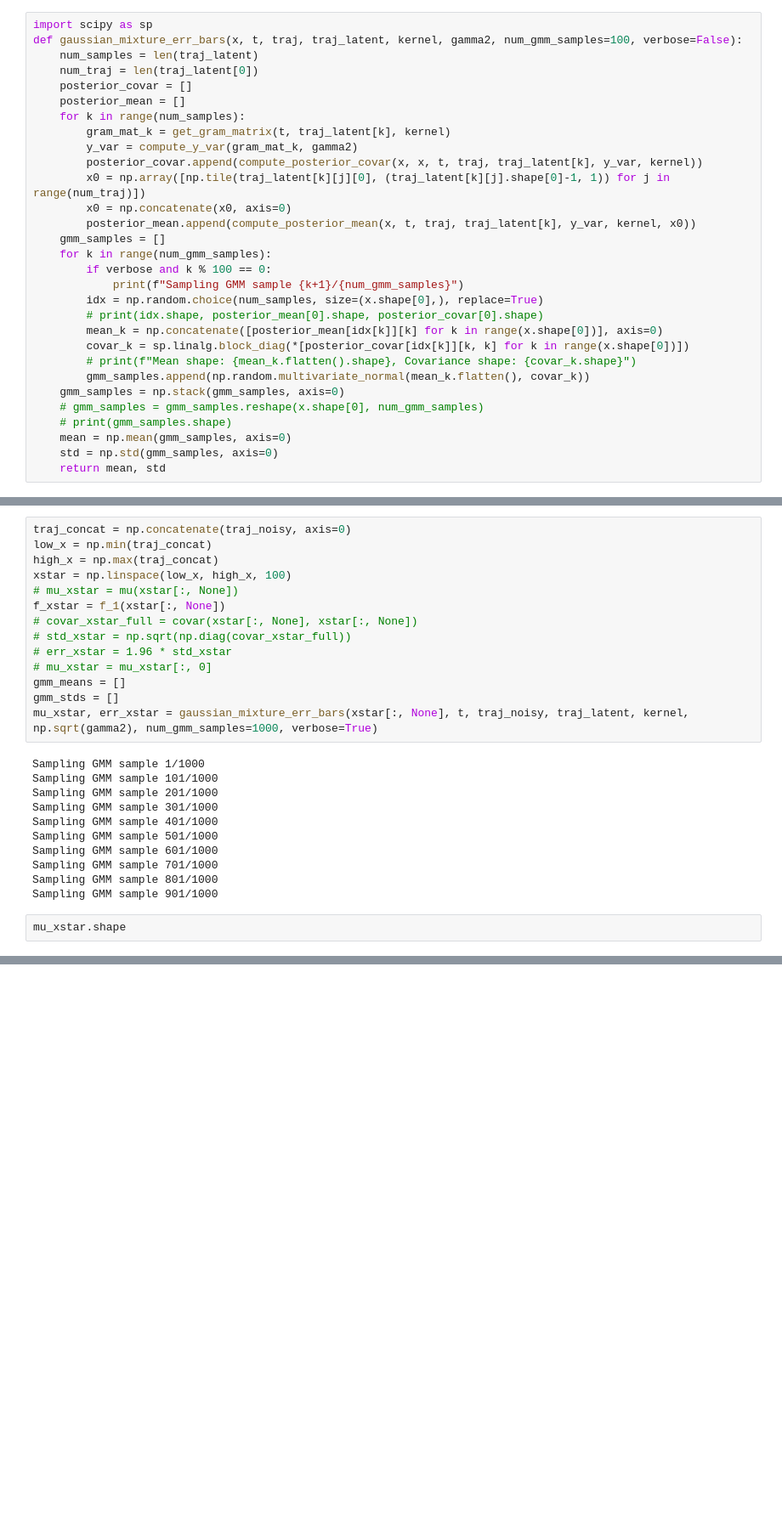
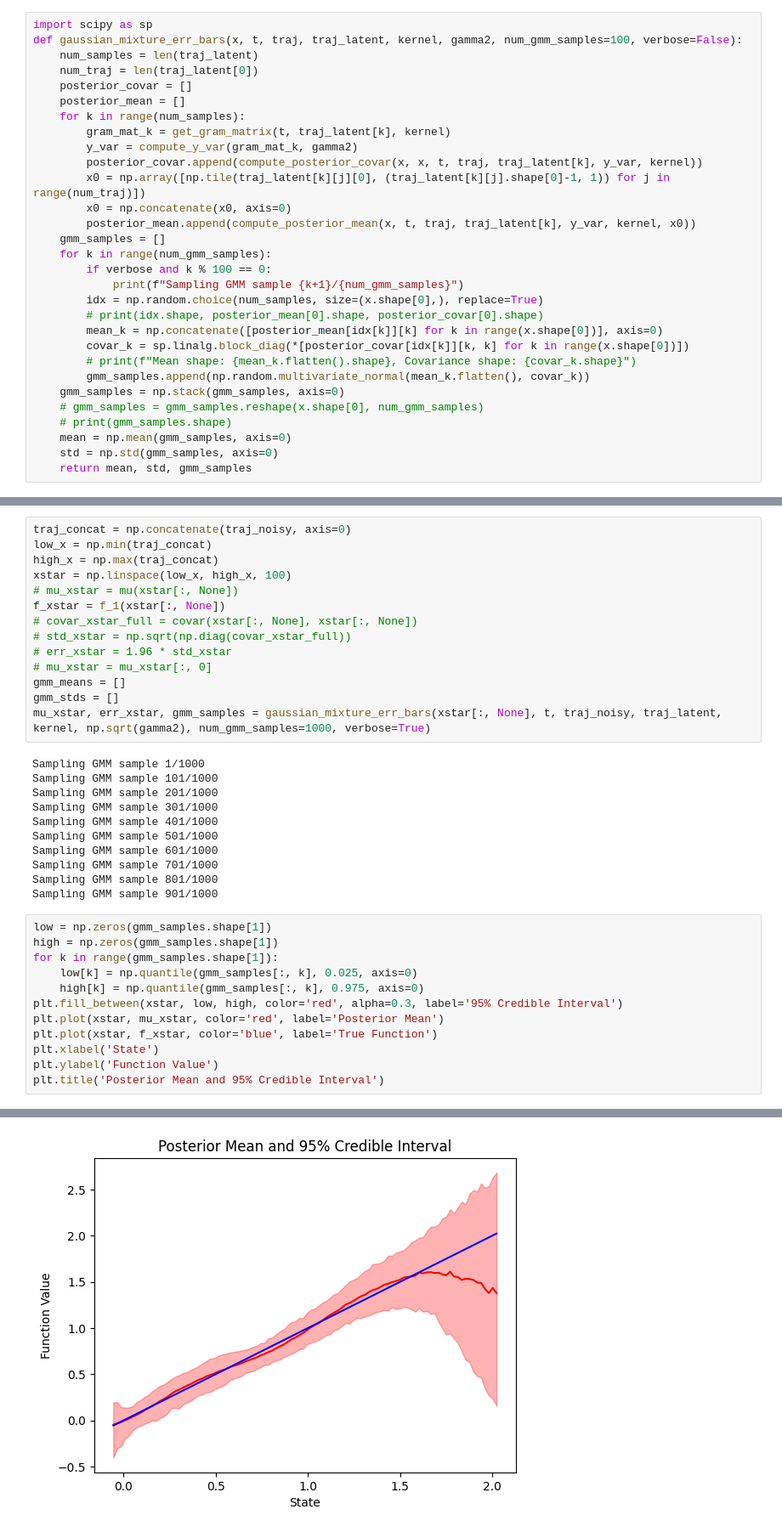
Before and after one commit to mikeleew/OCK_GP, a Jupyter notebook: OCK_GP.ipynb, the cells around one changed output, grey strips where cells are left out. Shown at 85% size. Saved outputs shown, nothing was run; the diff lists cells and outputs as text; blank space fills up the shorter version.

Commit message:
Fixed confidence intervals

```diff
--- a/OCK_GP.ipynb
+++ b/OCK_GP.ipynb
@@ -256,7 +256,7 @@ def gaussian_mixture_err_bars(x, t, traj, traj_latent, kernel, gamma2, num_gmm_s
     # print(gmm_samples.shape)
     mean = np.mean(gmm_samples, axis=0)
     std = np.std(gmm_samples, axis=0)
-    return mean, std
+    return mean, std, gmm_samples
 # %%
 mu = lambda x: compute_true_posterior_mean(x, t, traj_noisy, traj_latent, kernel, np.sqrt(gamma2))
 covar = lambda x, y: compute_true_posterior_covar(x, y, t, traj_noisy, traj_latent, kernel, np.sqrt(gamma2))
@@ -273,7 +273,7 @@ f_xstar = f_1(xstar[:, None])
 # mu_xstar = mu_xstar[:, 0]
 gmm_means = []
 gmm_stds = []
-mu_xstar, err_xstar = gaussian_mixture_err_bars(xstar[:, None], t, traj_noisy, traj_latent, kernel, np.sqrt(gamma2), num_gmm_samples=1000, verbose=True)
+mu_xstar, err_xstar, gmm_samples = gaussian_mixture_err_bars(xstar[:, None], t, traj_noisy, traj_latent, kernel, np.sqrt(gamma2), num_gmm_samples=1000, verbose=True)
 # %% [output]
 Sampling GMM sample 1/1000
 Sampling GMM sample 101/1000
@@ -286,5 +286,15 @@ Sampling GMM sample 701/1000
 Sampling GMM sample 801/1000
 Sampling GMM sample 901/1000
 # %%
-mu_xstar.shape
+low = np.zeros(gmm_samples.shape[1])
+high = np.zeros(gmm_samples.shape[1])
+for k in range(gmm_samples.shape[1]):
+    low[k] = np.quantile(gmm_samples[:, k], 0.025, axis=0)
+    high[k] = np.quantile(gmm_samples[:, k], 0.975, axis=0)
+plt.fill_between(xstar, low, high, color='red', alpha=0.3, label='95% Credible Interval')
+plt.plot(xstar, mu_xstar, color='red', label='Posterior Mean')
+plt.plot(xstar, f_xstar, color='blue', label='True Function')
+plt.xlabel('State')
+plt.ylabel('Function Value')
+plt.title('Posterior Mean and 95% Credible Interval')
 # %% [output]
@@ -291,0 +302 @@ mu_xstar.shape
+[figure, added]
```
Also changed, not shown: parts of 5 cells of this notebook.
